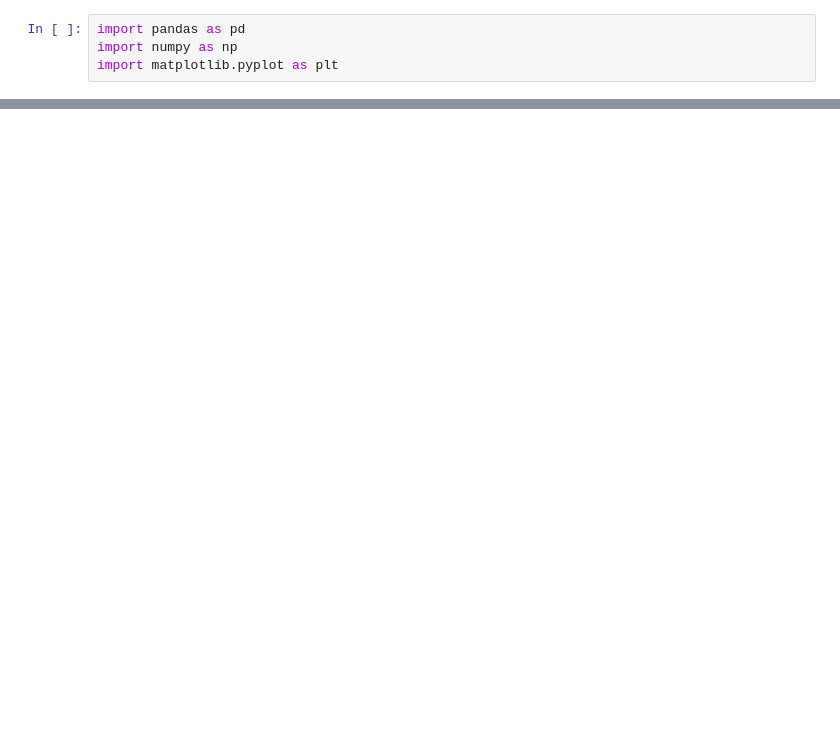
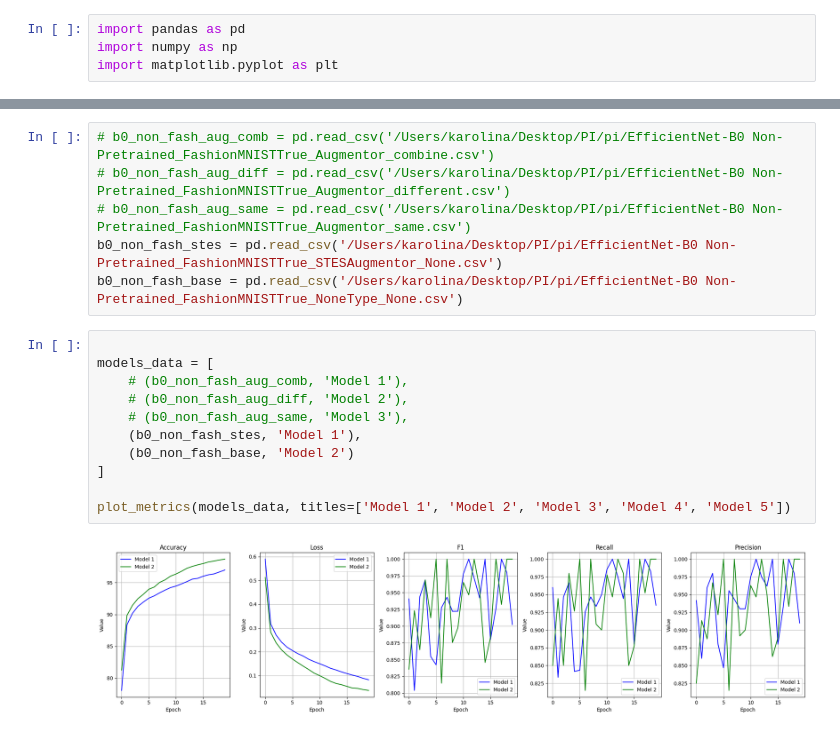
Before and after one commit to kaminskaz/Projekt-Interdyscyplinarny, a Jupyter notebook: code/test_notebooks/visualizations_ugly.ipynb, the cells around one changed output, grey strips where cells are left out. Drawn from its saved outputs; the diff is of its cells as text; blank space fills up the shorter version.

```diff
--- a/code/test_notebooks/visualizations_ugly.ipynb
+++ b/code/test_notebooks/visualizations_ugly.ipynb
@@ -61,0 +101,19 @@ plot_metrics(models_data, titles=['Model 1', 'Model 2', 'Model 3', 'Model 4'])
+# %%
+# b0_non_fash_aug_comb = pd.read_csv('/Users/karolina/Desktop/PI/pi/EfficientNet-B0 Non-Pretrained_FashionMNISTTrue_Augmentor_combine.csv')
+# b0_non_fash_aug_diff = pd.read_csv('/Users/karolina/Desktop/PI/pi/EfficientNet-B0 Non-Pretrained_FashionMNISTTrue_Augmentor_different.csv')
+# b0_non_fash_aug_same = pd.read_csv('/Users/karolina/Desktop/PI/pi/EfficientNet-B0 Non-Pretrained_FashionMNISTTrue_Augmentor_same.csv')
+b0_non_fash_stes = pd.read_csv('/Users/karolina/Desktop/PI/pi/EfficientNet-B0 Non-Pretrained_FashionMNISTTrue_STESAugmentor_None.csv')
+b0_non_fash_base = pd.read_csv('/Users/karolina/Desktop/PI/pi/EfficientNet-B0 Non-Pretrained_FashionMNISTTrue_NoneType_None.csv')
+# %%
+
+models_data = [
+    # (b0_non_fash_aug_comb, 'Model 1'),
+    # (b0_non_fash_aug_diff, 'Model 2'),
+    # (b0_non_fash_aug_same, 'Model 3'),
+    (b0_non_fash_stes, 'Model 1'),
+    (b0_non_fash_base, 'Model 2')
+]
+
+plot_metrics(models_data, titles=['Model 1', 'Model 2', 'Model 3', 'Model 4', 'Model 5'])
+# %% [output]
+[figure, added]
```
Also changed, not shown: parts of 10 cells of this notebook.
